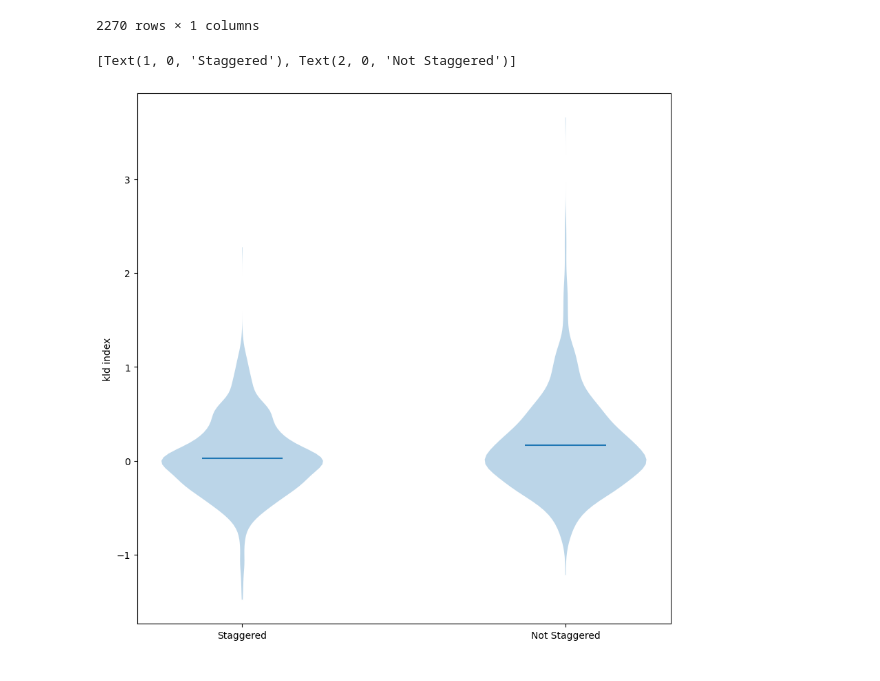
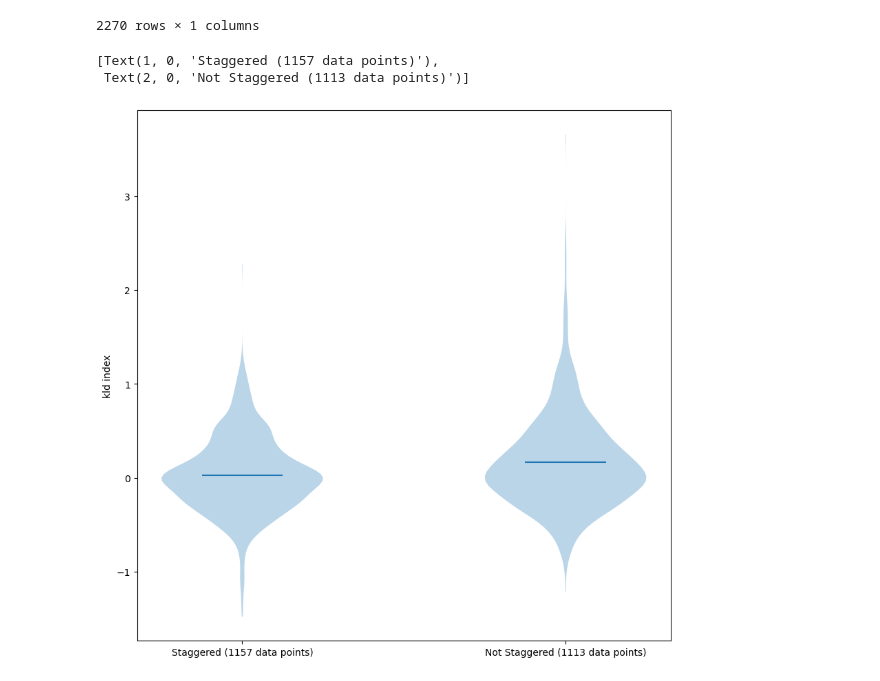
Before and after one commit to oliverangelil/ipynb, a Jupyter notebook: julie_eda.ipynb, the cells around one changed output. Cells and saved outputs as stored; diff of their text form; code cells hidden in the pictures.

Commit message:
added data points to violin plots

```diff
--- a/julie_eda.ipynb
+++ b/julie_eda.ipynb
@@ -168,15 +168,16 @@ kld_per_sbf_and_company
 # %%
 import matplotlib.pyplot as plt
 
 fig, axes = plt.subplots(figsize=(10, 10))
 
 kld_sbf = kld_per_sbf_and_company[kld_per_sbf_and_company.index.isin([1], level=1)].values.squeeze(1)
 kld_no_sbf = kld_per_sbf_and_company[kld_per_sbf_and_company.index.isin([0], level=1)].values.squeeze(1)
 
 axes.violinplot(dataset = [kld_sbf, kld_no_sbf], showextrema=False, showmeans=True)
 axes.set_ylabel("kld index")
 axes.set_xticks([1, 2])
-axes.set_xticklabels(["Staggered", "Not Staggered"])
+axes.set_xticklabels(["Staggered (1157 data points)", "Not Staggered (1113 data points)"])
 # %% [output]
-[Text(1, 0, 'Staggered'), Text(2, 0, 'Not Staggered')]
+[Text(1, 0, 'Staggered (1157 data points)'),
+ Text(2, 0, 'Not Staggered (1113 data points)')]
-[figure, old version]
+[figure, new version]
```
